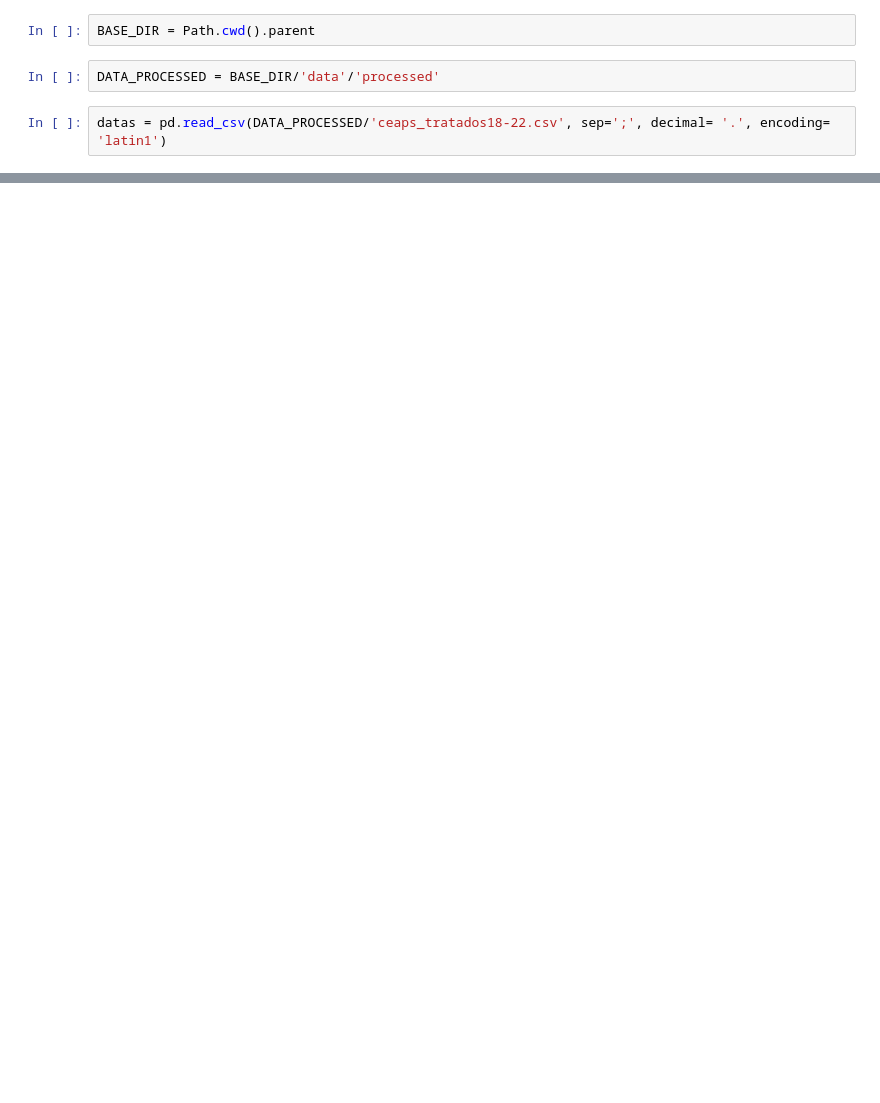
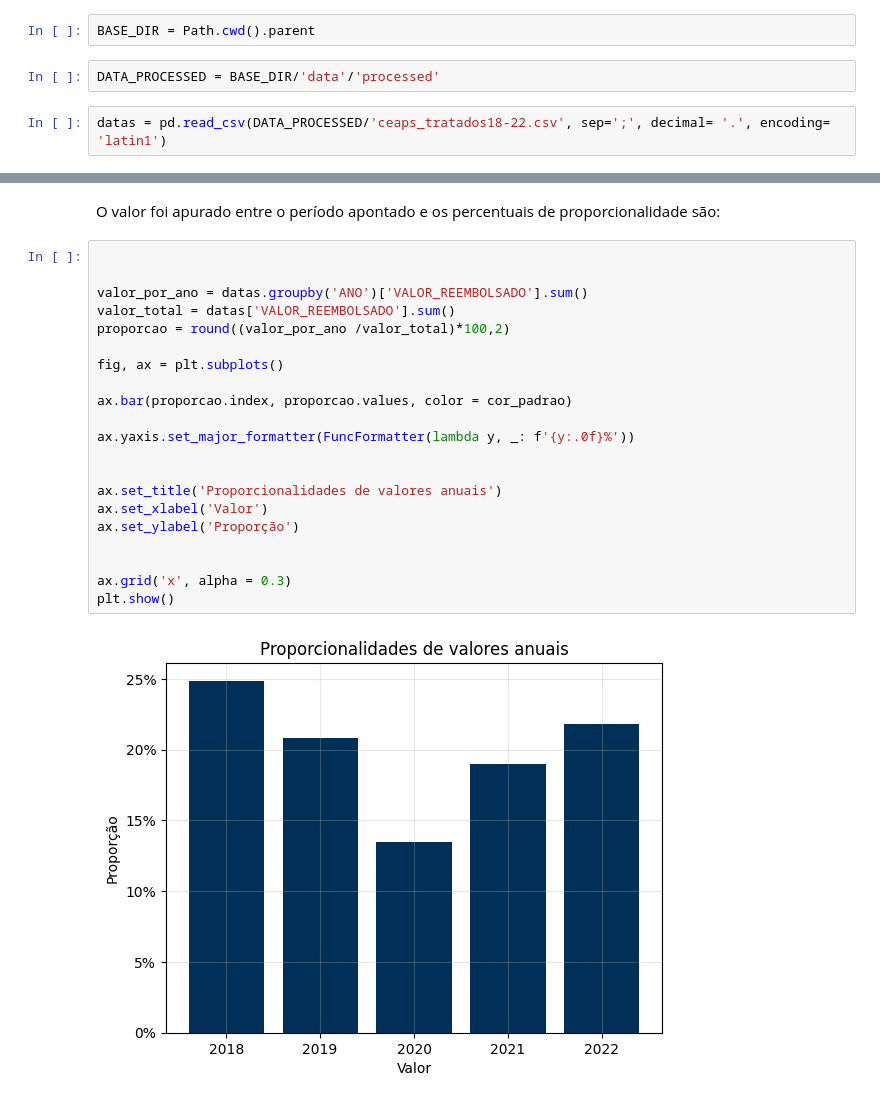
Before and after one commit to souhenriza/dados_ceaps, a Jupyter notebook: notebooks/datavisualization.ipynb, the cells around one changed output, grey strips where cells are left out. Drawn from its saved outputs; the diff is of its cells as text; blank space fills up the shorter version.

```diff
--- a/notebooks/datavisualization.ipynb
+++ b/notebooks/datavisualization.ipynb
@@ -30,0 +41,25 @@ datas = pd.read_csv(DATA_PROCESSED/'ceaps_tratados18-22.csv', sep=';', decimal=
+# %% [markdown]
+O valor foi apurado entre o período apontado e os percentuais de proporcionalidade são:
+# %%
+
+
+valor_por_ano = datas.groupby('ANO')['VALOR_REEMBOLSADO'].sum()
+valor_total = datas['VALOR_REEMBOLSADO'].sum()
+proporcao = round((valor_por_ano /valor_total)*100,2)
+
+fig, ax = plt.subplots()
+
+ax.bar(proporcao.index, proporcao.values, color = cor_padrao)
+
+ax.yaxis.set_major_formatter(FuncFormatter(lambda y, _: f'{y:.0f}%'))
+
+
+ax.set_title('Proporcionalidades de valores anuais')
+ax.set_xlabel('Valor')
+ax.set_ylabel('Proporção')
+
+
+ax.grid('x', alpha = 0.3)
+plt.show()
+# %% [output]
+[figure, added]
```
Also changed, not shown: parts of 21 cells of this notebook, 1 other file.
